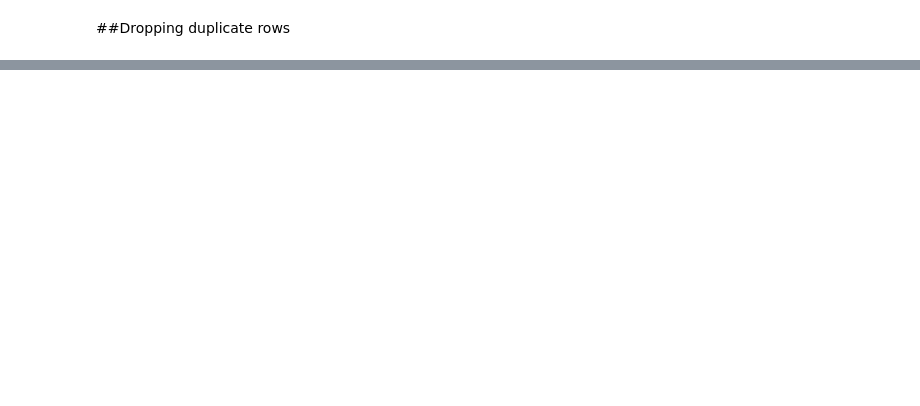
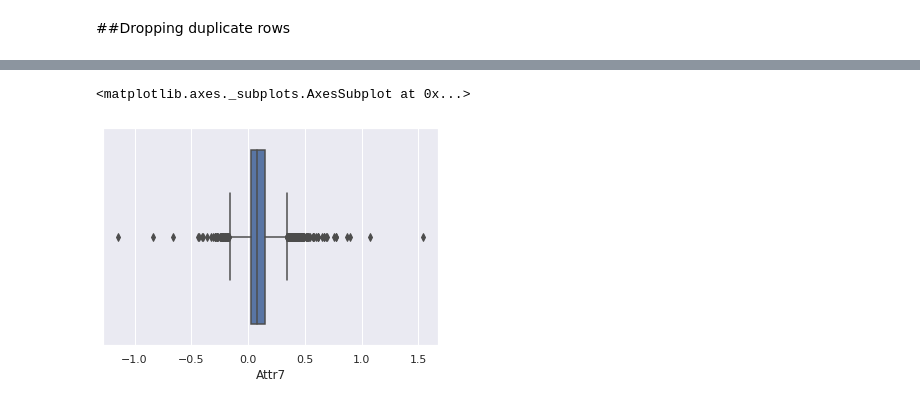
Before and after one commit to Careless-Caramel/Practice_1, a Jupyter notebook: Practice_1.ipynb, the cells around one changed output, grey strips where cells are left out. Saved outputs shown, nothing was run; the diff lists cells and outputs as text; code cells hidden in the pictures; blank space fills up the shorter version.

```diff
--- a/Practice_1.ipynb
+++ b/Practice_1.ipynb
@@ -95,0 +206,5 @@ print("Number of duplicate rows in year 5 : ",duplicate_rows_df_5year.shape)
+# %%
+sns.boxplot(x=df_1year["Attr7"])
+# %% [output]
+<matplotlib.axes._subplots.AxesSubplot at 0x...>
+[figure, added]
```
Also changed, not shown: parts of 22 cells of this notebook.
